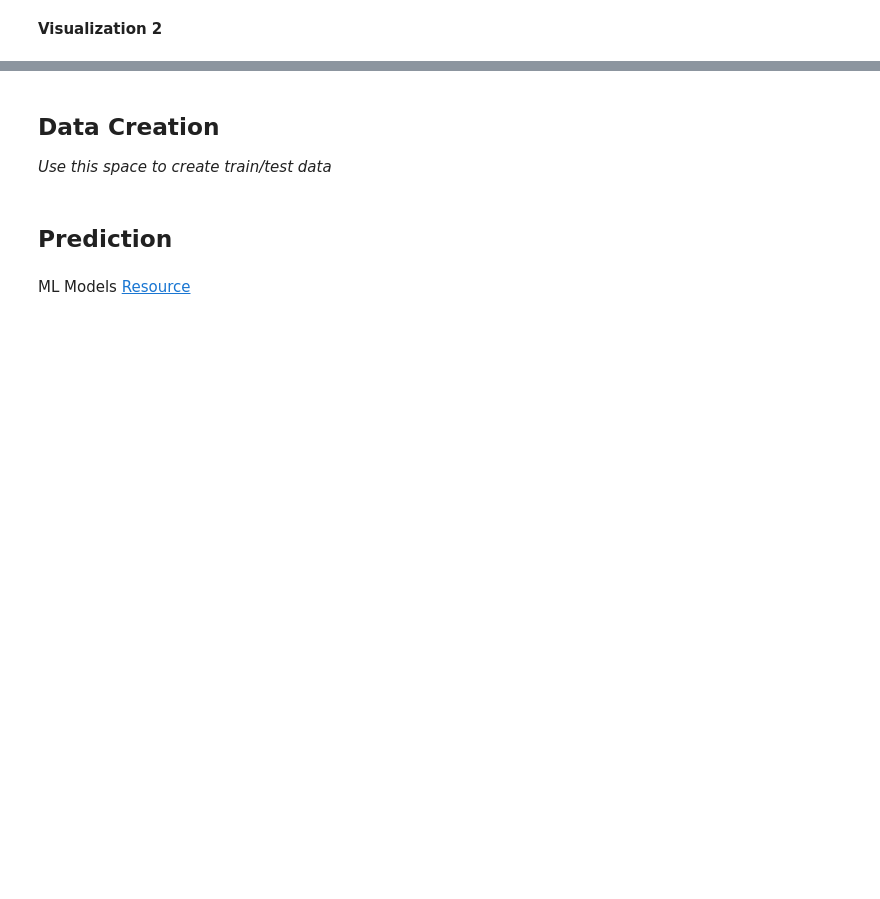
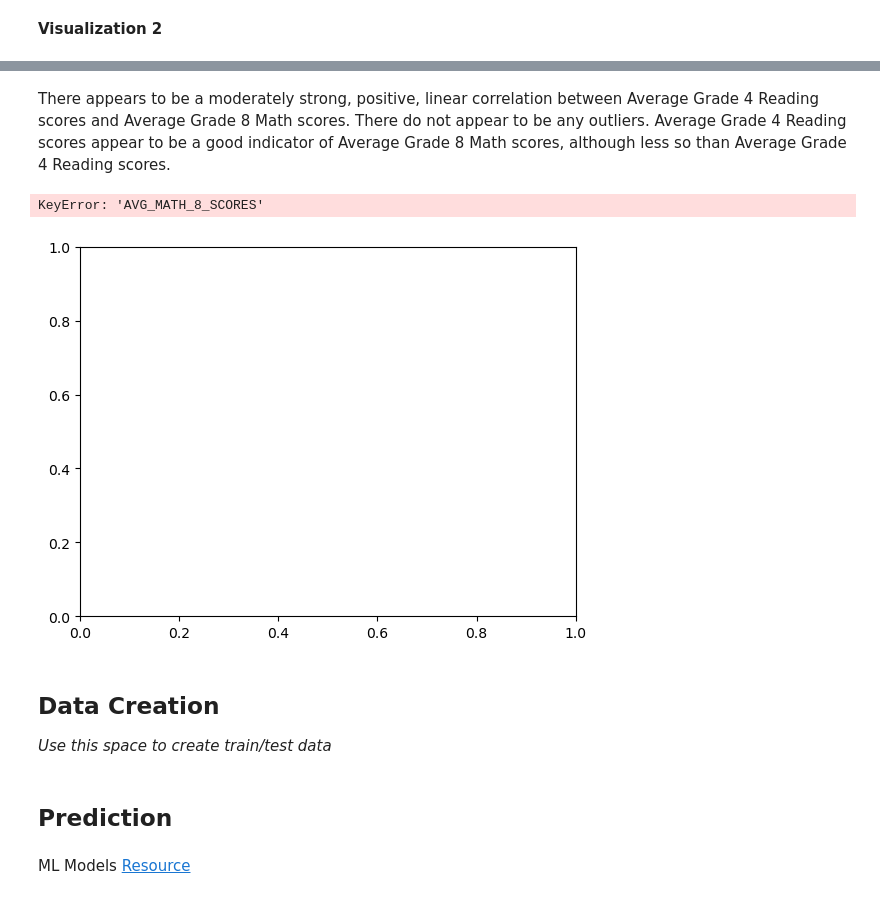
Before and after one commit to zacharyl11/MDST-Onboarding-Zachary-Lin, a Jupyter notebook: tutorial1/checkpoint1.ipynb, the cells around one changed output, grey strips where cells are left out. Cells and saved outputs as stored; diff of their text form; code cells hidden in the pictures; blank space fills up the shorter version.

```diff
--- a/tutorial1/checkpoint1.ipynb
+++ b/tutorial1/checkpoint1.ipynb
@@ -90,3 +220,12 @@ Investigate the relationship between your chosen response variable and at least
+# %% [markdown]
+There appears to be a moderately strong, positive, linear correlation between Average Grade 4 Reading scores and Average Grade 8 Math scores. There do not appear to be any outliers. Average Grade 4 Reading scores appear to be a good indicator of Average Grade 8 Math scores, although less so than Average Grade 4 Reading scores.
+# %%
+df.plot.scatter(x='INSTRUCTION_EXPENDITURE_PER_STUDENT', y='AVG_MATH_8_SCORES')
+plt.xlabel('Instruction Expenditure Per Student')
+plt.ylabel('Average Grade 8 Math Scores')
+# %% [output]
+KeyError: 'AVG_MATH_8_SCORES'
+[figure, added]
 # %% [markdown]
 <h2> Data Creation </h2>
 
```
Also changed, not shown: parts of 22 cells of this notebook.
